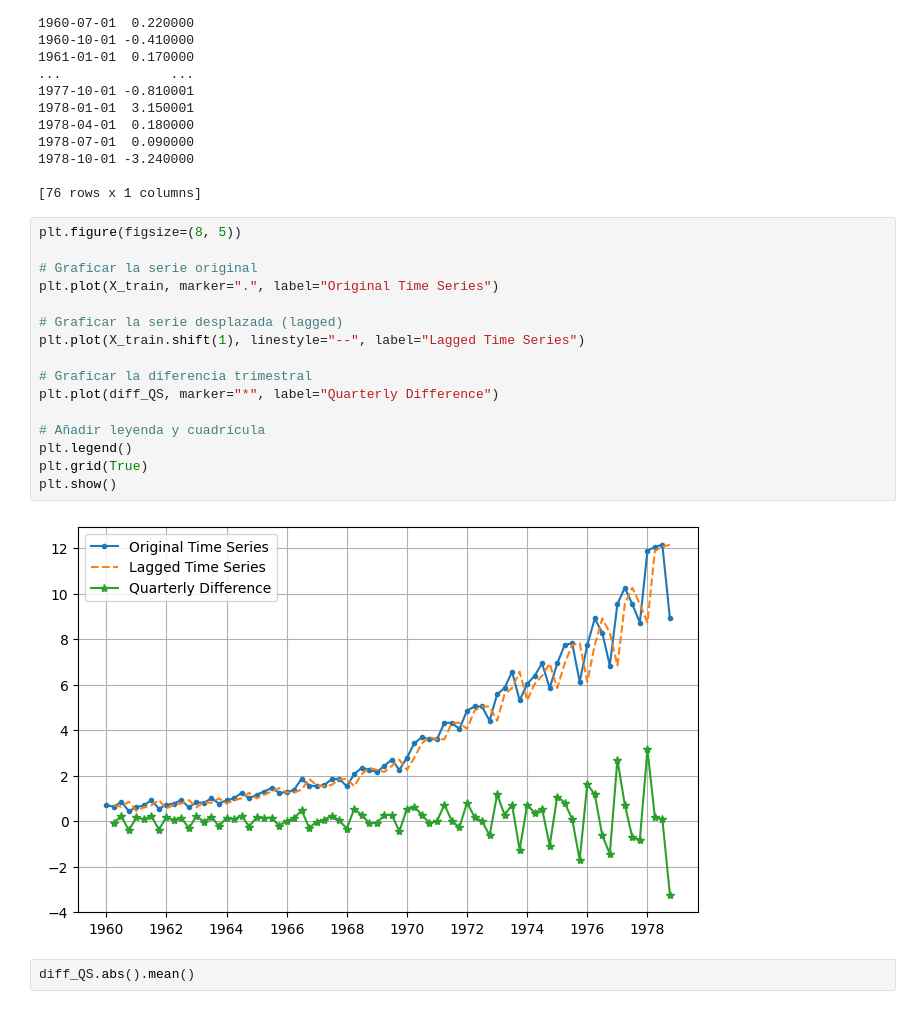
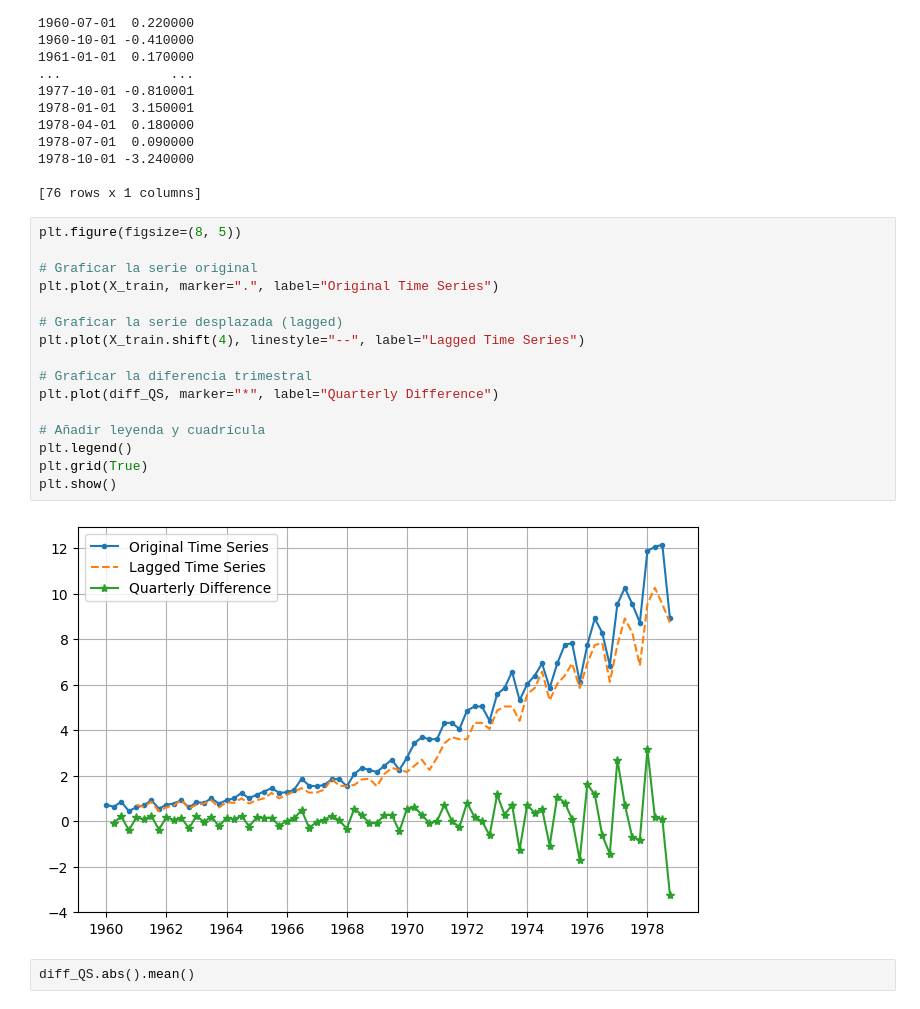
Before and after one commit to JesusGs91/ONLINE_DS_THEBRIDGE_JesusGonzalezSuarez, a Jupyter notebook: Sprint17/Unidad_01/Practica_Obligatoria/challenge_ARIMA.ipynb, the cells around one changed output. Drawn from its saved outputs; the diff is of its cells as text.

```diff
--- a/Sprint17/Unidad_01/Practica_Obligatoria/challenge_ARIMA.ipynb
+++ b/Sprint17/Unidad_01/Practica_Obligatoria/challenge_ARIMA.ipynb
@@ -113,21 +113,21 @@ date
 # %%
 plt.figure(figsize=(8, 5))
 
 # Graficar la serie original
 plt.plot(X_train, marker=".", label="Original Time Series")
 
 # Graficar la serie desplazada (lagged)
-plt.plot(X_train.shift(1), linestyle="--", label="Lagged Time Series")
+plt.plot(X_train.shift(4), linestyle="--", label="Lagged Time Series")
 
 # Graficar la diferencia trimestral
 plt.plot(diff_QS, marker="*", label="Quarterly Difference")
 
 # Añadir leyenda y cuadrícula
 plt.legend()
 plt.grid(True)
 plt.show()
 # %% [output]
-[figure, old version]
+[figure, new version]
 # %%
 diff_QS.abs().mean()
 # %% [output]
```
Also changed, not shown: 38 other files.
